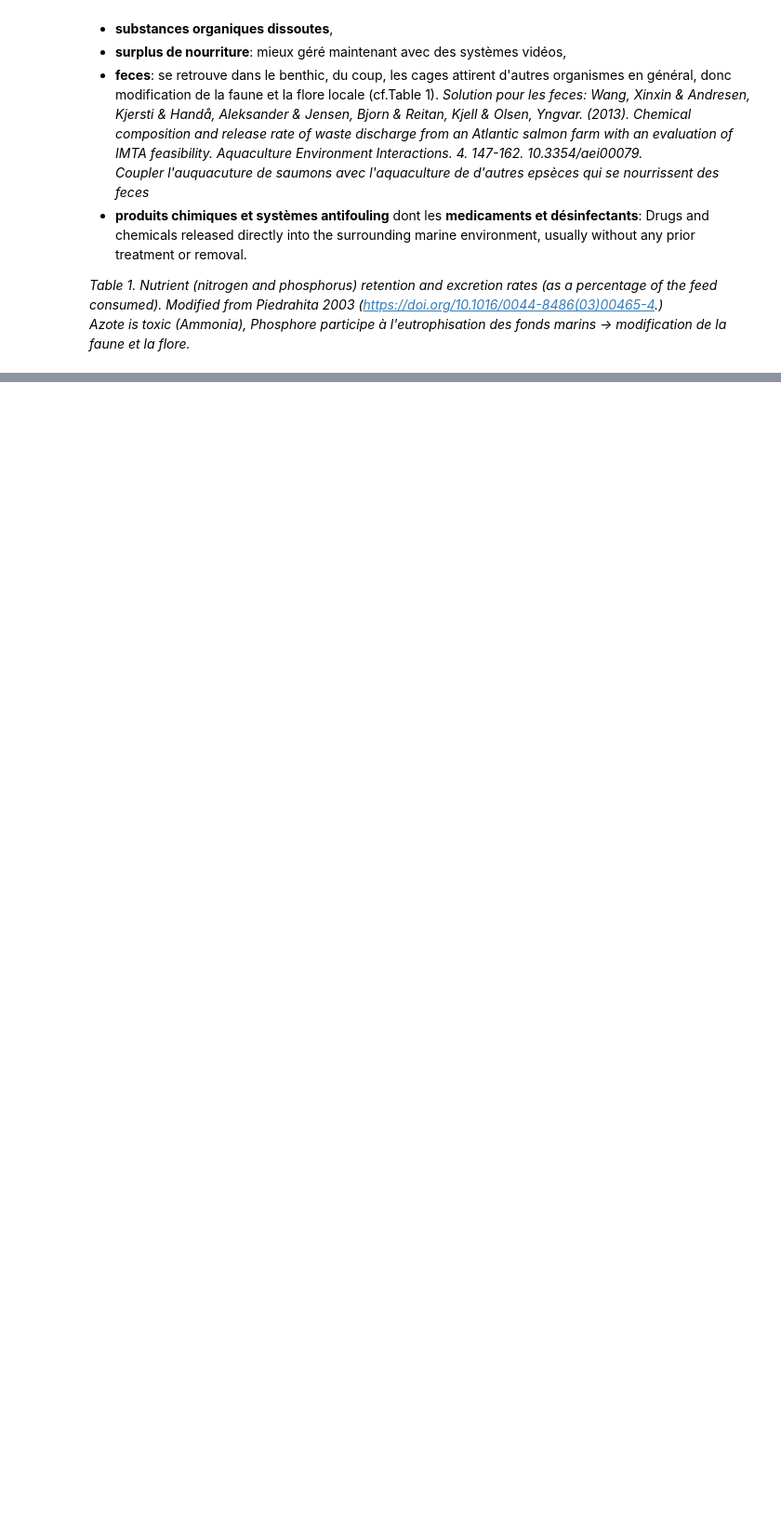
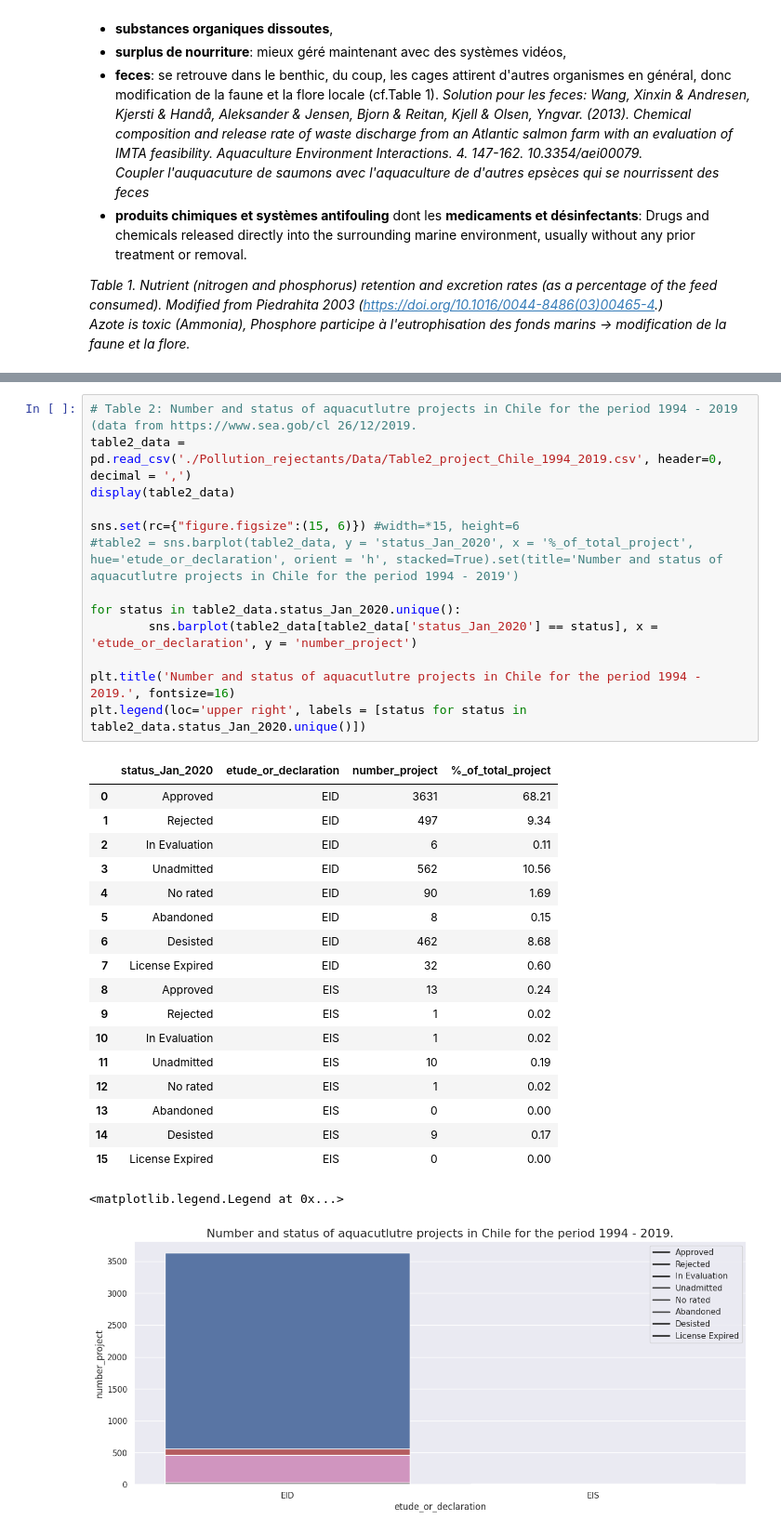
Before and after one commit to kumquat42/202402_MB_Data4Good_PinkBombs, a Jupyter notebook: 20240320_Resume_midJourney.ipynb, the cells around one changed output, grey strips where cells are left out. Shown at 93% size. Cells and saved outputs as stored; diff of their text form; blank space fills up the shorter version.

Commit message:
graphs_atb

```diff
--- a/20240320_Resume_midJourney.ipynb
+++ b/20240320_Resume_midJourney.ipynb
@@ -36,0 +45,33 @@ table1 = sns.barplot(table1_data, x = 'exiting_route', y = '%_of_ingested', hue=
+# %%
+# Table 2: Number and status of aquacutlutre projects in Chile for the period 1994 - 2019 (data from https://www.sea.gob/cl 26/12/2019.
+table2_data = pd.read_csv('./Pollution_rejectants/Data/Table2_project_Chile_1994_2019.csv', header=0, decimal = ',')
+display(table2_data)
+
+sns.set(rc={"figure.figsize":(15, 6)}) #width=*15, height=6
+#table2 = sns.barplot(table2_data, y = 'status_Jan_2020', x = '%_of_total_project', hue='etude_or_declaration', orient = 'h', stacked=True).set(title='Number and status of aquacutlutre projects in Chile for the period 1994 - 2019')
+
+for status in table2_data.status_Jan_2020.unique():
+        sns.barplot(table2_data[table2_data['status_Jan_2020'] == status], x = 'etude_or_declaration', y = 'number_project')
+
+plt.title('Number and status of aquacutlutre projects in Chile for the period 1994 - 2019.', fontsize=16)
+plt.legend(loc='upper right', labels = [status for status in table2_data.status_Jan_2020.unique()])
+# %% [output]
+|  | status_Jan_2020 | etude_or_declaration | number_project | %_of_total_project |
+| 0 | Approved | EID | 3631 | 68.21 |
+| 1 | Rejected | EID | 497 | 9.34 |
+| 2 | In Evaluation | EID | 6 | 0.11 |
+| 3 | Unadmitted | EID | 562 | 10.56 |
+| 4 | No rated | EID | 90 | 1.69 |
+| 5 | Abandoned | EID | 8 | 0.15 |
+| 6 | Desisted | EID | 462 | 8.68 |
+| 7 | License Expired | EID | 32 | 0.60 |
+| 8 | Approved | EIS | 13 | 0.24 |
+| 9 | Rejected | EIS | 1 | 0.02 |
+| 10 | In Evaluation | EIS | 1 | 0.02 |
+| 11 | Unadmitted | EIS | 10 | 0.19 |
+| 12 | No rated | EIS | 1 | 0.02 |
+| 13 | Abandoned | EIS | 0 | 0.00 |
+| 14 | Desisted | EIS | 9 | 0.17 |
+| 15 | License Expired | EIS | 0 | 0.00 |
+<matplotlib.legend.Legend at 0x...>
+[figure, added]
```
Also changed, not shown: parts of 10 cells of this notebook, 9 other files.
